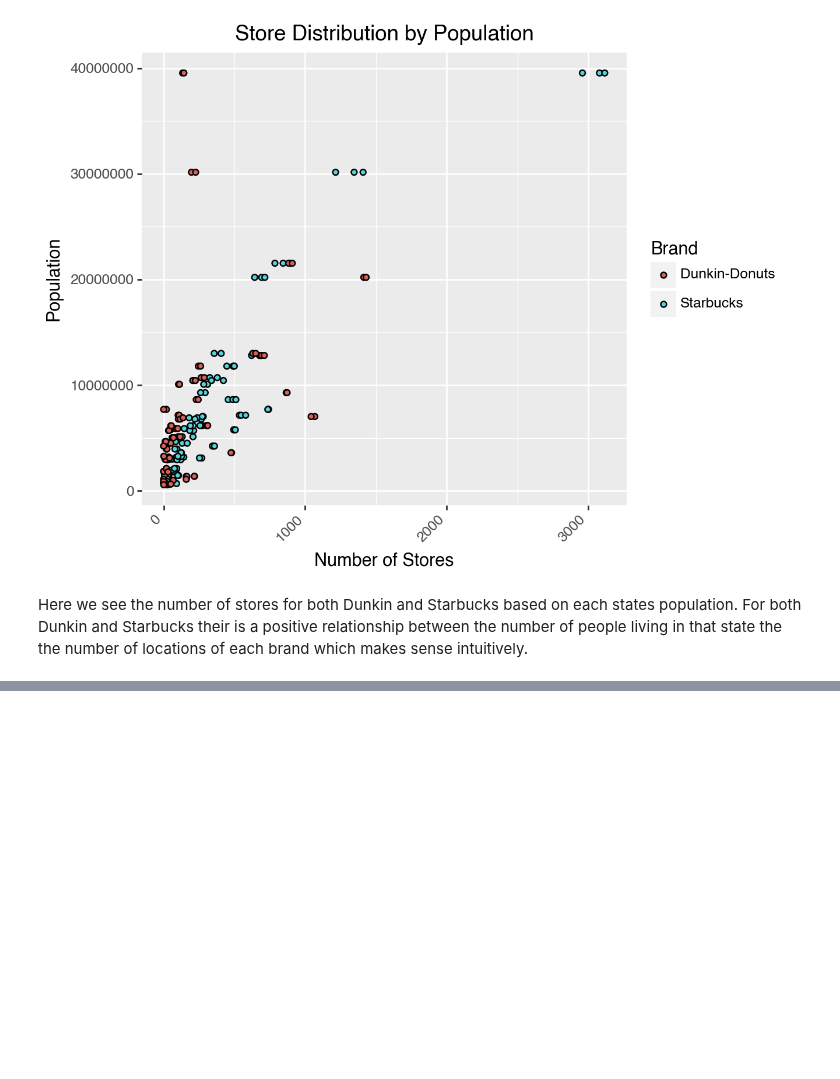
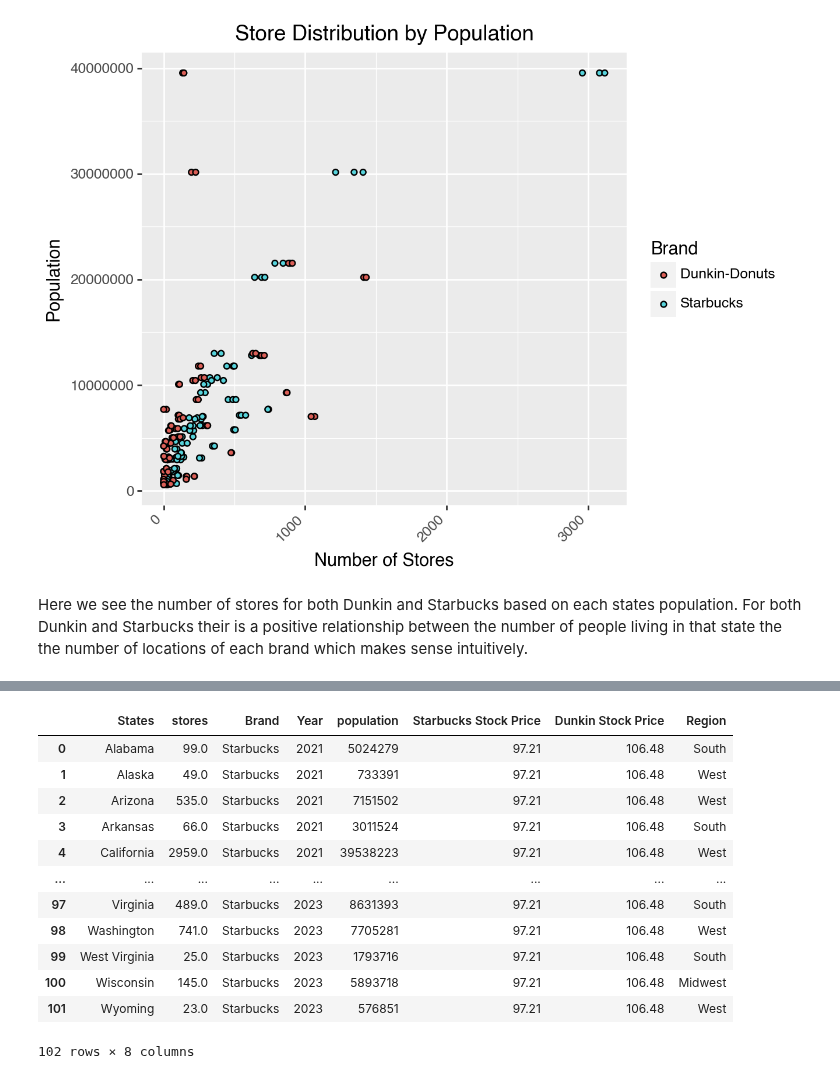
Before and after one commit to EthanSchultz49/GSB-544, a Jupyter notebook: Week_5/Lab 4.ipynb, the cells around one changed output, grey strips where cells are left out. Cells and saved outputs as stored; diff of their text form; code cells hidden in the pictures; blank space fills up the shorter version.

```diff
--- a/Week_5/Lab 4.ipynb
+++ b/Week_5/Lab 4.ipynb
@@ -292,0 +264,17 @@ IndexError: list index out of range
+# %%
+starbucksonly = withpop[(withpop["Brand"] == "Starbucks") & ((withpop["Year"] == "2021") | (withpop["Year"] == "2023"))]
+summary = starbucksonly.groupby(["Year", "Region"]).sum("stores").reset_index()
+# %% [output]
+|  | States | stores | Brand | Year | population | Starbucks Stock Price | Dunkin Stock Price | Region |
+| 0 | Alabama | 99.0 | Starbucks | 2021 | 5024279 | 97.21 | 106.48 | South |
+| 1 | Alaska | 49.0 | Starbucks | 2021 | 733391 | 97.21 | 106.48 | West |
+| 2 | Arizona | 535.0 | Starbucks | 2021 | 7151502 | 97.21 | 106.48 | West |
+| 3 | Arkansas | 66.0 | Starbucks | 2021 | 3011524 | 97.21 | 106.48 | South |
+| 4 | California | 2959.0 | Starbucks | 2021 | 39538223 | 97.21 | 106.48 | West |
+| ... | ... | ... | ... | ... | ... | ... | ... | ... |
+| 97 | Virginia | 489.0 | Starbucks | 2023 | 8631393 | 97.21 | 106.48 | South |
+| 98 | Washington | 741.0 | Starbucks | 2023 | 7705281 | 97.21 | 106.48 | West |
+| 99 | West Virginia | 25.0 | Starbucks | 2023 | 1793716 | 97.21 | 106.48 | South |
+| 100 | Wisconsin | 145.0 | Starbucks | 2023 | 5893718 | 97.21 | 106.48 | Midwest |
+| 101 | Wyoming | 23.0 | Starbucks | 2023 | 576851 | 97.21 | 106.48 | West |
+102 rows × 8 columns
```
Also changed, not shown: parts of 17 cells of this notebook, 17 other files.
